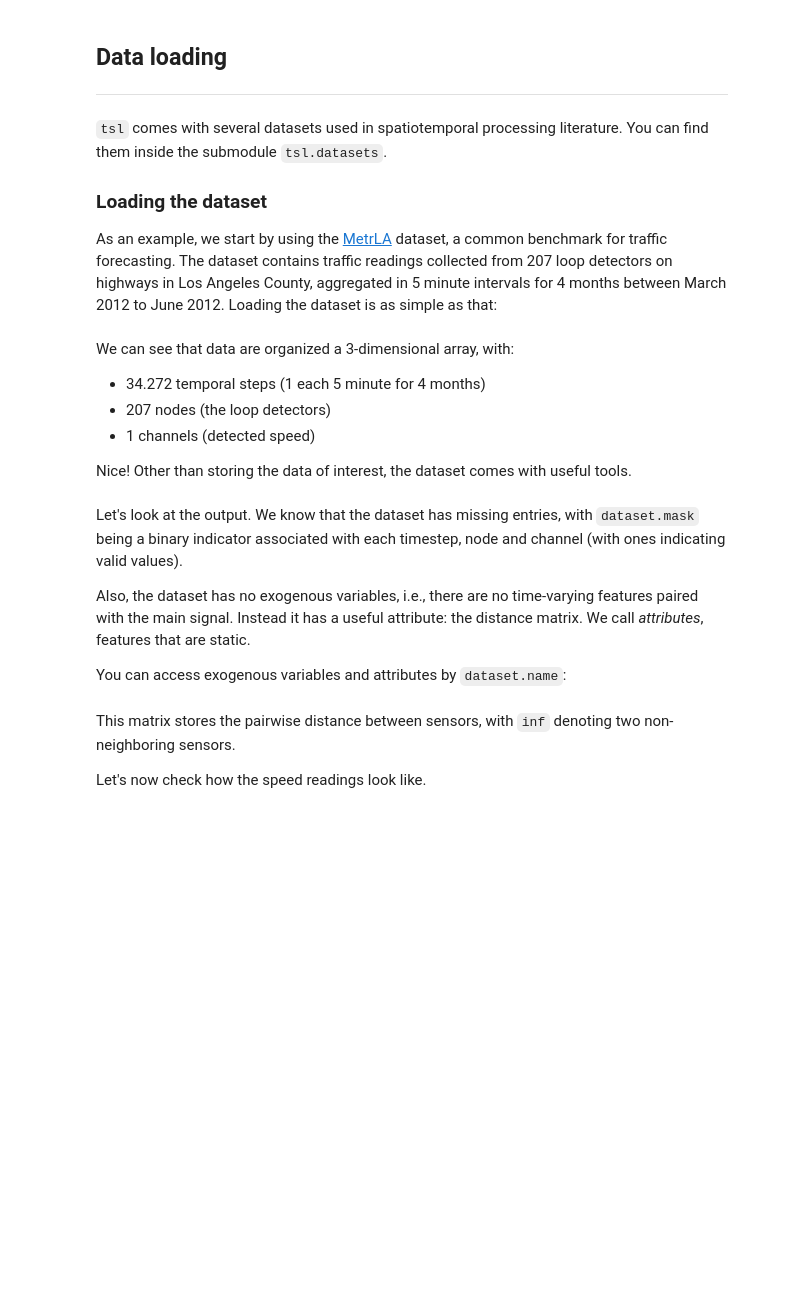
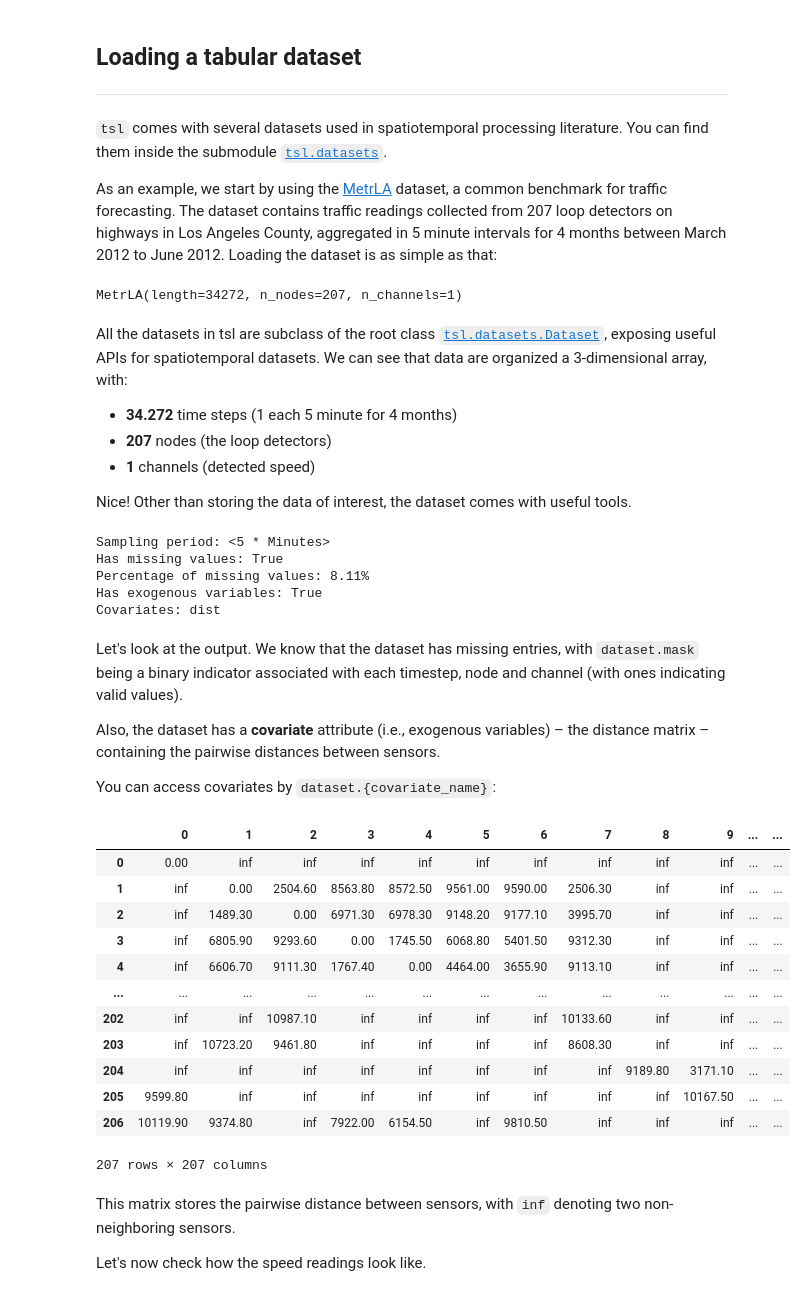
Before and after one commit to TorchSpatiotemporal/tsl, a Jupyter notebook: examples/notebooks/a_gentle_introduction_to_tsl.ipynb, the cells around one changed output. Saved outputs shown, nothing was run; the diff lists cells and outputs as text; code cells hidden in the pictures; blank space fills up the shorter version.

```diff
--- a/examples/notebooks/a_gentle_introduction_to_tsl.ipynb
+++ b/examples/notebooks/a_gentle_introduction_to_tsl.ipynb
@@ -49,41 +83,60 @@ We will go deeper on them in next sections.
 # %% [markdown]
-## Data loading
+## Loading a tabular dataset
 <hr>
 
-`tsl` comes with several datasets used in spatiotemporal processing literature. You can find them inside the submodule `tsl.datasets`.
-
-### Loading the dataset
+`tsl` comes with several datasets used in spatiotemporal processing literature. You can find them inside the submodule [`tsl.datasets`](https://torch-spatiotemporal.readthedocs.io/en/latest/modules/datasets.html).
 
 As an example, we start by using the [MetrLA](https://paperswithcode.com/sota/traffic-prediction-on-metr-la) dataset, a common benchmark for traffic forecasting. The dataset contains traffic readings collected from 207 loop detectors on highways in Los Angeles County, aggregated in 5 minute intervals for 4 months between March 2012 to June 2012. Loading the dataset is as simple as that:
 # %%
 from tsl.datasets import MetrLA
 
-dataset = MetrLA()
+dataset = MetrLA(root='./data')
 
 print(dataset)
+# %% [output]
+MetrLA(length=34272, n_nodes=207, n_channels=1)
 # %% [markdown]
-We can see that data are organized a 3-dimensional array, with:
+All the datasets in tsl are subclass of the root class [`tsl.datasets.Dataset`](https://torch-spatiotemporal.readthedocs.io/en/latest/modules/datasets_prototypes.html#tsl.datasets.prototypes.Dataset), exposing useful APIs for spatiotemporal datasets. We can see that data are organized a 3-dimensional array, with:
 
-* 34.272 temporal steps (1 each 5 minute for 4 months)
-* 207 nodes (the loop detectors)
-* 1 channels (detected speed)
+* **34.272** time steps (1 each 5 minute for 4 months)
+* **207** nodes (the loop detectors)
+* **1** channels (detected speed)
 
 Nice! Other than storing the data of interest, the dataset comes with useful tools.
 # %%
-print(f"Sampling period: {dataset.freq}\n"
-      f"Has missing values: {dataset.has_mask}\n"
-      f"Percentage of missing values: {(1 - dataset.mask.mean()) * 100:.2f}%\n"
-      f"Has dataset exogenous variables: {dataset.has_covariates}\n"
-      f"Relevant attributes: {', '.join(dataset.attributes.keys())}")
+print(f"Sampling period: {dataset.freq}")
+print(f"Has missing values: {dataset.has_mask}")
+print(f"Percentage of missing values: {(1 - dataset.mask.mean()) * 100:.2f}%")
+print(f"Has exogenous variables: {dataset.has_covariates}")
+print(f"Covariates: {', '.join(dataset.covariates.keys())}")
+# %% [output]
+Sampling period: <5 * Minutes>
+Has missing values: True
+Percentage of missing values: 8.11%
+Has exogenous variables: True
+Covariates: dist
 # %% [markdown]
 Let's look at the output. We know that the dataset has missing entries, with `dataset.mask` being a binary indicator associated with each timestep, node and channel (with ones indicating valid values).
 
-Also, the dataset has no exogenous variables, i.e., there are no time-varying features paired with the main signal.
-Instead it has a useful attribute: the distance matrix. We call *attributes*, features that are static.
+Also, the dataset has a **covariate** attribute (i.e., exogenous variables) – the distance matrix – containing the pairwise distances between sensors.
 
-You can access exogenous variables and attributes by `dataset.name`:
+You can access covariates by `dataset.{covariate_name}`:
 # %%
-print(dataset.dist)
+print_matrix(dataset.dist)
+# %% [output]
+|  | 0 | 1 | 2 | 3 | 4 | 5 | 6 | 7 | 8 | 9 | ... | ... |
+| 0 | 0.00 | inf | inf | inf | inf | inf | inf | inf | inf | inf | ... | ... |
+| 1 | inf | 0.00 | 2504.60 | 8563.80 | 8572.50 | 9561.00 | 9590.00 | 2506.30 | inf | inf | ... | ... |
+| 2 | inf | 1489.30 | 0.00 | 6971.30 | 6978.30 | 9148.20 | 9177.10 | 3995.70 | inf | inf | ... | ... |
+| 3 | inf | 6805.90 | 9293.60 | 0.00 | 1745.50 | 6068.80 | 5401.50 | 9312.30 | inf | inf | ... | ... |
+| 4 | inf | 6606.70 | 9111.30 | 1767.40 | 0.00 | 4464.00 | 3655.90 | 9113.10 | inf | inf | ... | ... |
+| ... | ... | ... | ... | ... | ... | ... | ... | ... | ... | ... | ... | ... |
+| 202 | inf | inf | 10987.10 | inf | inf | inf | inf | 10133.60 | inf | inf | ... | ... |
+| 203 | inf | 10723.20 | 9461.80 | inf | inf | inf | inf | 8608.30 | inf | inf | ... | ... |
+| 204 | inf | inf | inf | inf | inf | inf | inf | inf | 9189.80 | 3171.10 | ... | ... |
+| 205 | 9599.80 | inf | inf | inf | inf | inf | inf | inf | inf | 10167.50 | ... | ... |
+| 206 | 10119.90 | 9374.80 | inf | 7922.00 | 6154.50 | inf | 9810.50 | inf | inf | inf | ... | ... |
+207 rows × 207 columns
 # %% [markdown]
 This matrix stores the pairwise distance between sensors, with `inf` denoting two non-neighboring sensors.
 
```
Also changed, not shown: parts of 71 cells of this notebook.
